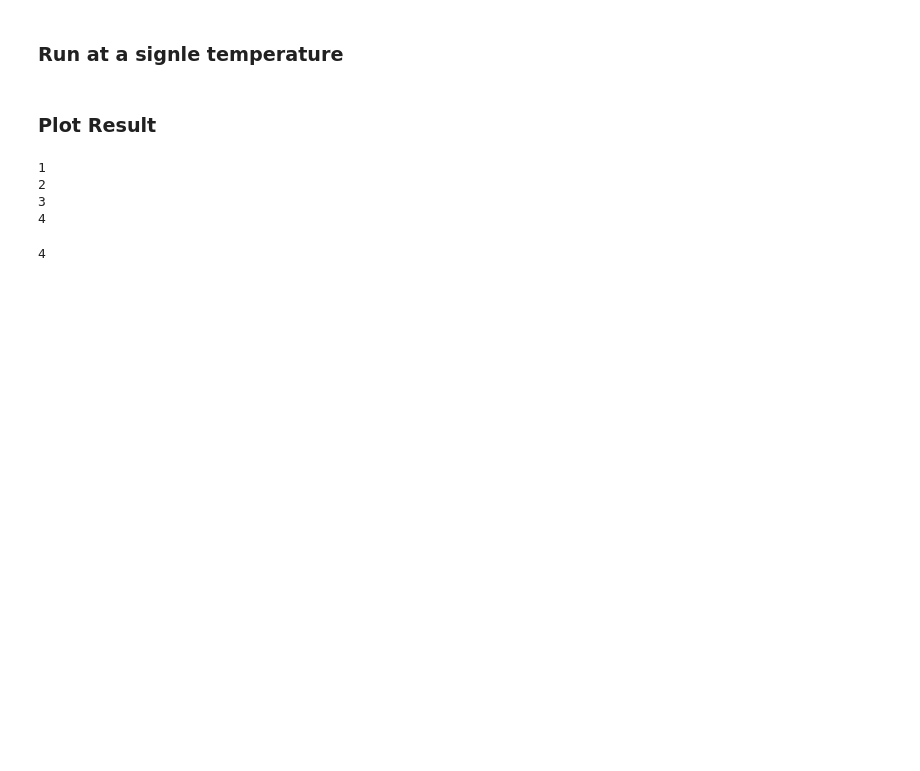
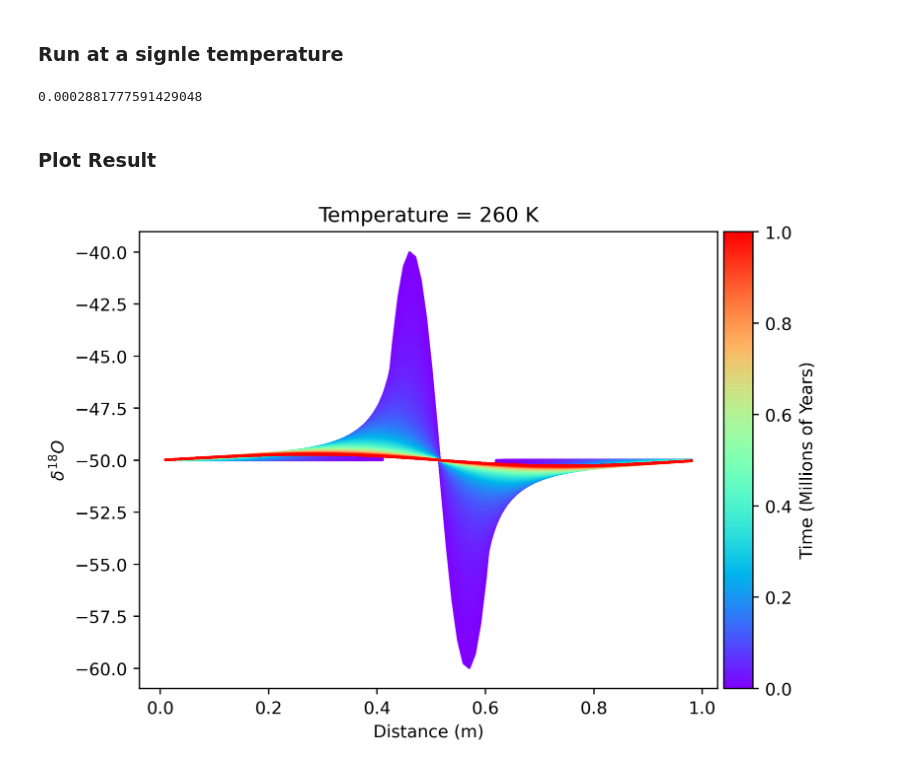
Before and after one commit to liamkirkpatrick/water-isotope-diffusion, a Jupyter notebook: 1d_model_firstbuild.ipynb, the cells around one changed output. Saved outputs shown, nothing was run; the diff lists cells and outputs as text; code cells hidden in the pictures; blank space fills up the shorter version.

Commit message:
Completed model. Added ability to change sin-curve inputs. Added plotting feature.

```diff
--- a/1d_model_firstbuild.ipynb
+++ b/1d_model_firstbuild.ipynb
@@ -59,23 +109,34 @@ def diffusion(t,z,z0,zmax,I,D):
 ### Run at a signle temperature
 # %%
 # set temperature (in Kelvin)
-T = 250
+T = 260
 
 # Calculate diffusion coefficent (following Gkinis et al., 2014)
 D = 9.2 * 10**(-4) * math.exp(-7186/T) # units m^2/s
+
+run1 = diffusion(t,z,z0,zmax,I,D)
+# %% [output]
+0.0002881777591429048
 # %% [markdown]
 ### Plot Result
-# %%
-nt = 5
-t = [0,1,2,3,4]
-for i in range(1,nt):
-    print(i)
-# %% [output]
-1
-2
-3
-4
 # %%
-t[-1]
+# make figure
+fig, axs = plt.subplots(dpi=400)
+axs.set_title('Temperature = '+str(T)+' K')
+axs.set_ylabel(r'$\delta^{18}O$')
+axs.set_xlabel('Distance (m)')
+
+# set colormap and add colorbar
+norm = matplotlib.colors.Normalize(vmin=np.min(t)*10**-6,vmax=np.max(t)*10**-6)
+cmap = matplotlib.colormaps.get_cmap('rainbow')
+s_m = matplotlib.cm.ScalarMappable(cmap=cmap,norm=norm)
+s_m.set_array([])
+divider = make_axes_locatable(axs)
+cax = divider.append_axes('right', size='5%', pad=0.05)
+fig.colorbar(s_m,cax=cax,label='Time (Millions of Years)')
+
+#plot a single year
+for i in range(0,len(t),100):
+    axs.plot(z[1:-2],run1[i,1:-2],color=cmap(i/len(t)))
 # %% [output]
-4
+[figure, added]
```
Also changed, not shown: parts of 4 cells of this notebook.
